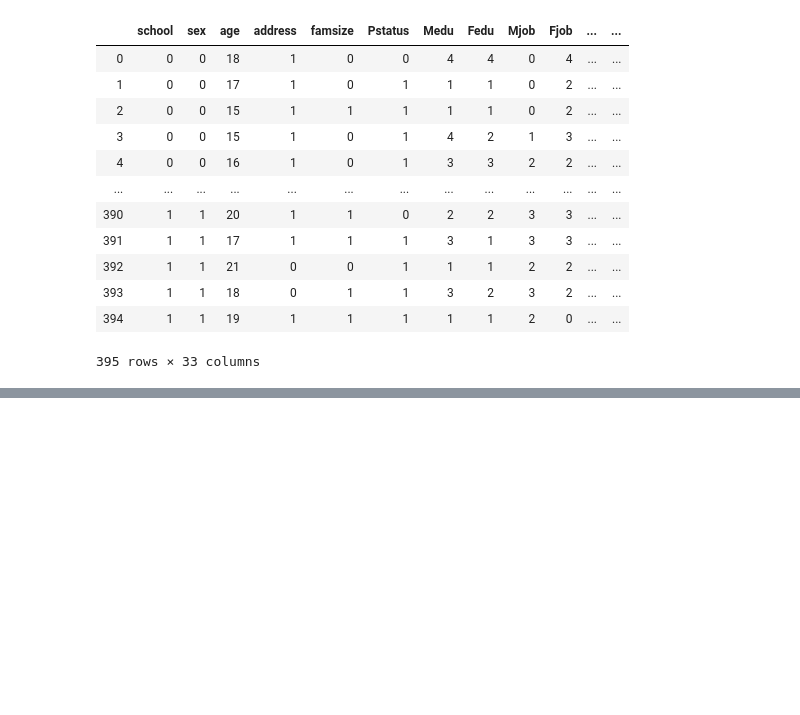
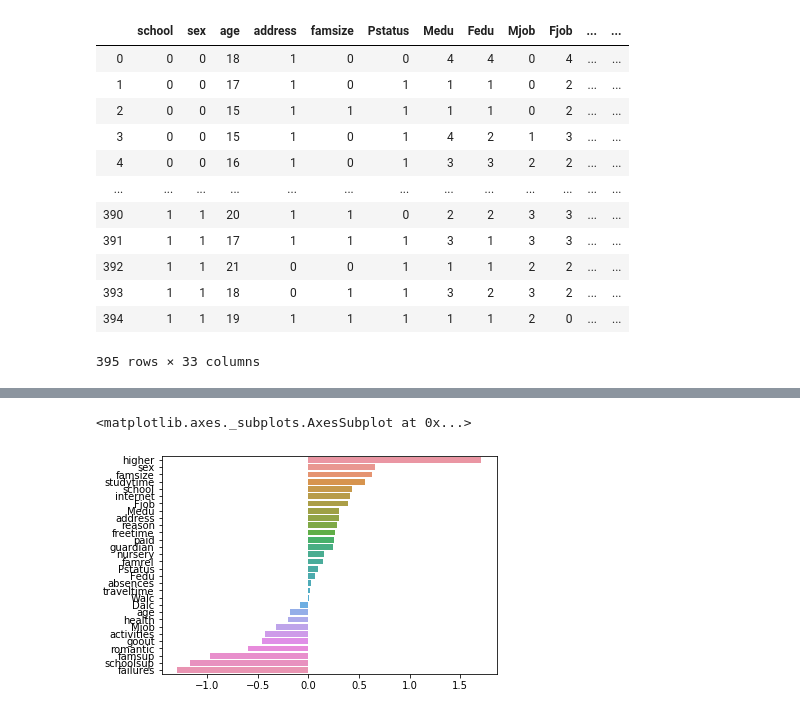
Before and after one commit to kangmincho1/Side-Projects, a Jupyter notebook: regression.ipynb, the cells around one changed output, grey strips where cells are left out. Saved outputs shown, nothing was run; the diff lists cells and outputs as text; code cells hidden in the pictures; blank space fills up the shorter version.

```diff
--- a/regression.ipynb
+++ b/regression.ipynb
@@ -75,0 +120,13 @@ df
+# %%
+from sklearn.model_selection import train_test_split
+
+from sklearn.linear_model import LinearRegression
+from sklearn.linear_model import Ridge
+from sklearn.linear_model import Lasso
+from sklearn.linear_model import ElasticNet
+from sklearn.ensemble import RandomForestRegressor
+
+from sklearn.model_selection import cross_val_score
+from sklearn.metrics import mean_squared_error, mean_absolute_error
+
+X_train, X_test, y_train, y_test = train_test_split(features, target, test_size=0.3)
@@ -75,0 +184,9 @@ df
+# %%
+lr = LinearRegression()
+lr.fit(X_train, y_train)
+coef = pd.Series(lr.coef_, index=features.columns)
+coef_sort = coef.sort_values(ascending=False)
+sns.barplot(x=coef_sort.values, y=coef_sort.index)
+# %% [output]
+<matplotlib.axes._subplots.AxesSubplot at 0x...>
+[figure, added]
```
Also changed, not shown: parts of 11 cells of this notebook.
